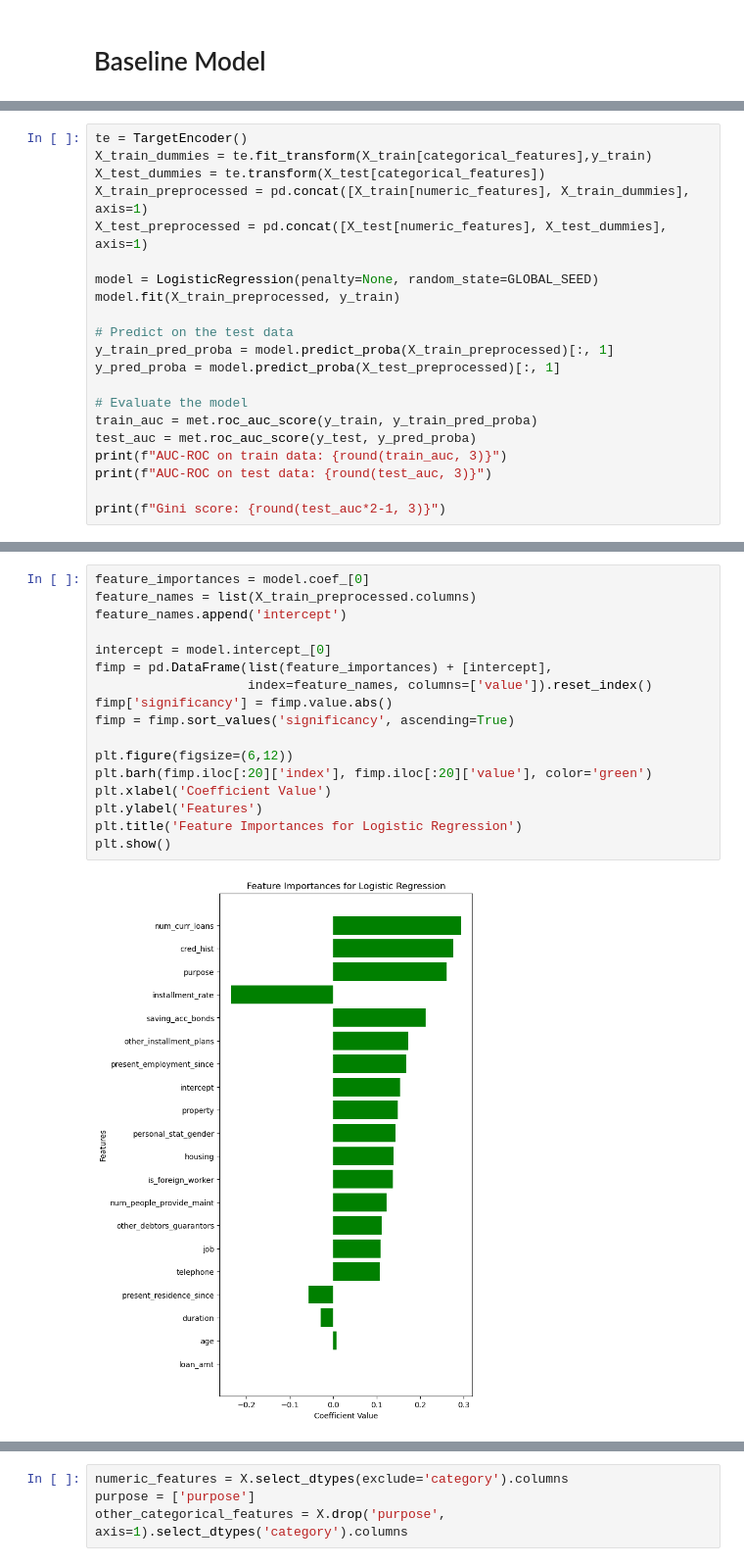
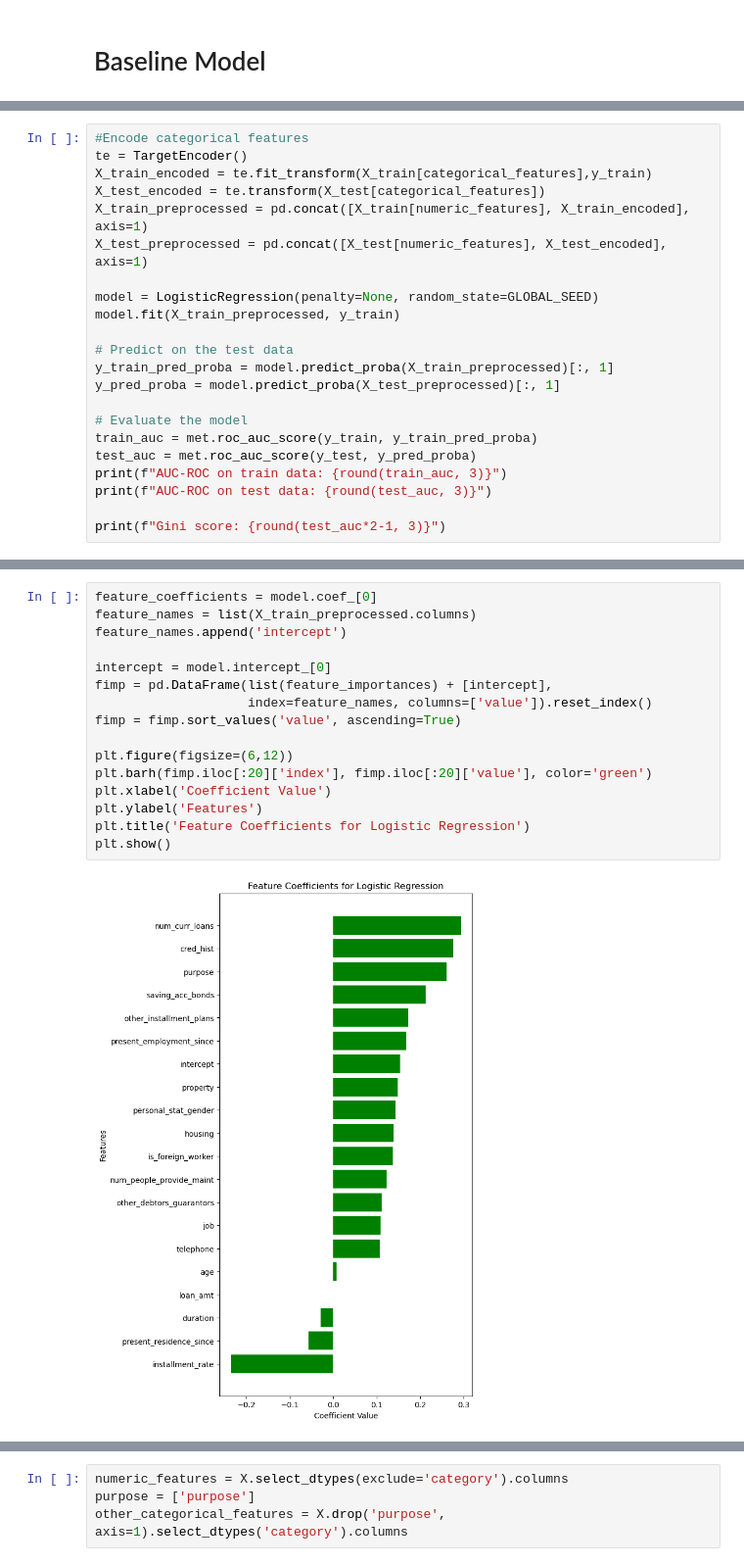
Before and after one commit to elsnkazm/datazone_data_preprocessing, a Jupyter notebook: seminar_v3.ipynb, the cells around one changed output, grey strips where cells are left out. Shown at 98% size. Saved outputs shown, nothing was run; the diff lists cells and outputs as text.

```diff
--- a/seminar_v3.ipynb
+++ b/seminar_v3.ipynb
@@ -191,9 +209,10 @@ Firstly, lets create a simple baseline model with no tuning and minimal preproce
 # %%
+#Encode categorical features
 te = TargetEncoder()
-X_train_dummies = te.fit_transform(X_train[categorical_features],y_train)
-X_test_dummies = te.transform(X_test[categorical_features])
-X_train_preprocessed = pd.concat([X_train[numeric_features], X_train_dummies], axis=1)
-X_test_preprocessed = pd.concat([X_test[numeric_features], X_test_dummies], axis=1)
+X_train_encoded = te.fit_transform(X_train[categorical_features],y_train)
+X_test_encoded = te.transform(X_test[categorical_features])
+X_train_preprocessed = pd.concat([X_train[numeric_features], X_train_encoded], axis=1)
+X_test_preprocessed = pd.concat([X_test[numeric_features], X_test_encoded], axis=1)
 
 model = LogisticRegression(penalty=None, random_state=GLOBAL_SEED)
 model.fit(X_train_preprocessed, y_train)
@@ -216,19 +299,18 @@ Gini score: 0.359
 # %%
-feature_importances = model.coef_[0]
+feature_coefficients = model.coef_[0]
 feature_names = list(X_train_preprocessed.columns)
 feature_names.append('intercept')
 
 intercept = model.intercept_[0]
 fimp = pd.DataFrame(list(feature_importances) + [intercept],
                     index=feature_names, columns=['value']).reset_index()
-fimp['significancy'] = fimp.value.abs()
-fimp = fimp.sort_values('significancy', ascending=True)
+fimp = fimp.sort_values('value', ascending=True)
 
 plt.figure(figsize=(6,12))
 plt.barh(fimp.iloc[:20]['index'], fimp.iloc[:20]['value'], color='green')
 plt.xlabel('Coefficient Value')
 plt.ylabel('Features')
-plt.title('Feature Importances for Logistic Regression')
+plt.title('Feature Coefficients for Logistic Regression')
 plt.show()
 # %% [output]
-[figure, old version]
+[figure, new version]
```
Also changed, not shown: parts of 30 cells of this notebook.
